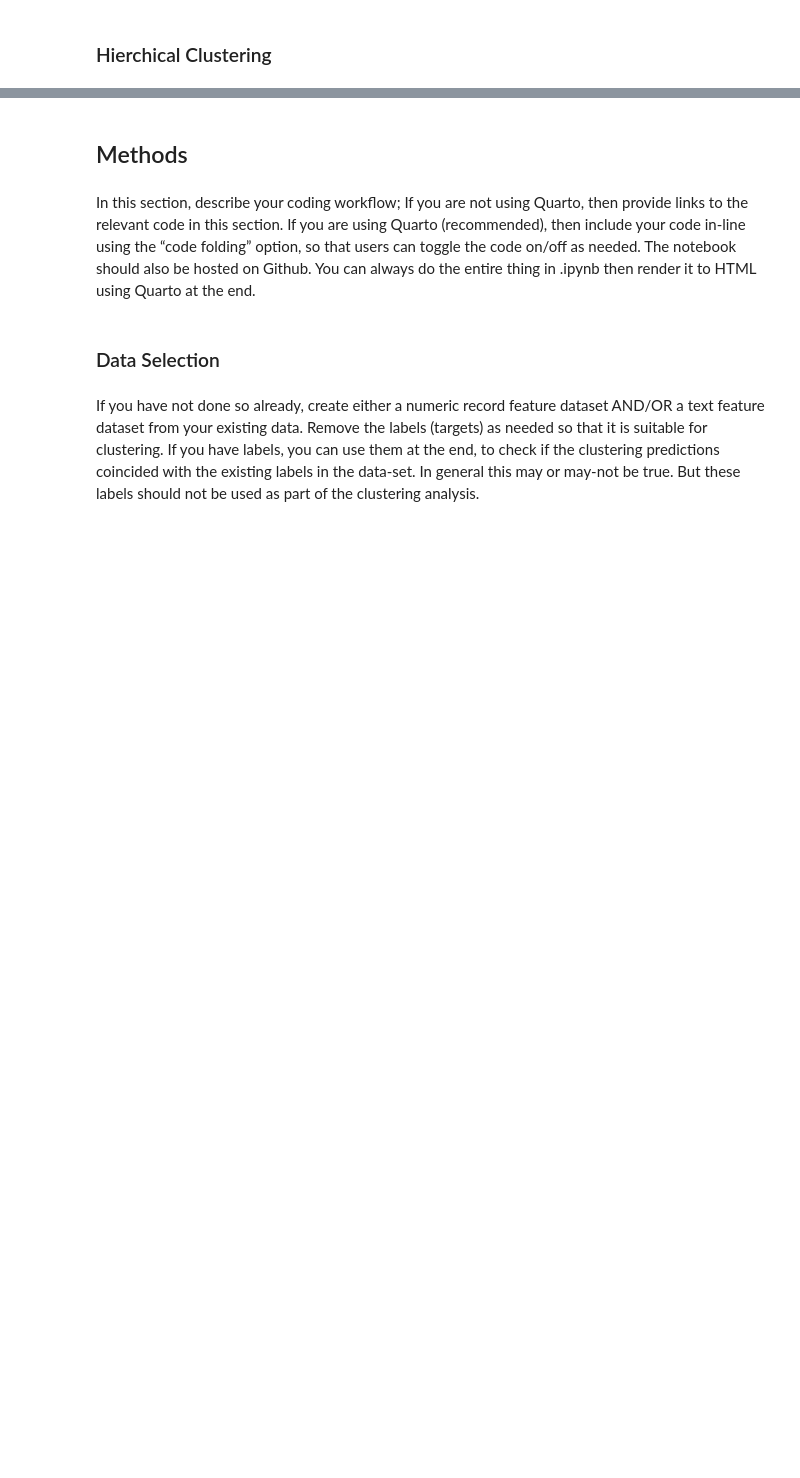
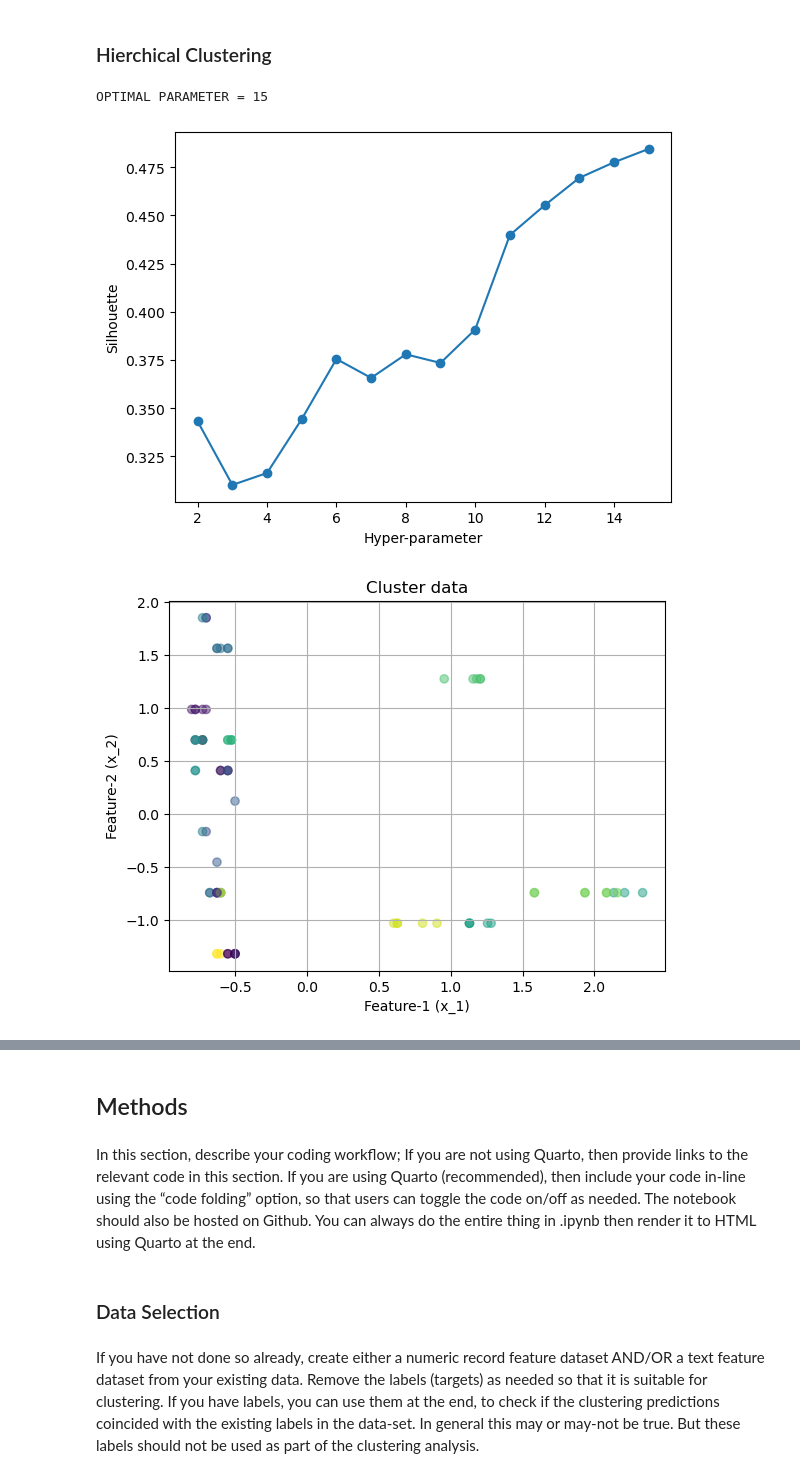
Before and after one commit to isfarbaset/dsan-portfolio, a Jupyter notebook: dsan-website/5000-website/clustering/clustering.ipynb, the cells around one changed output, grey strips where cells are left out. Saved outputs shown, nothing was run; the diff lists cells and outputs as text; code cells hidden in the pictures; blank space fills up the shorter version.

```diff
--- a/dsan-website/5000-website/clustering/clustering.ipynb
+++ b/dsan-website/5000-website/clustering/clustering.ipynb
@@ -13,0 +159,9 @@ Do this “in your own words”.
+# %%
+# Using a for loop to replace categorical values with cat codes
+cat_cols = ['class', 'drive', 'fuel_type', 'make', 'model', 'transmission']
+for col in cat_cols:
+    record_data[col] = record_data[col].astype('category')
+    record_data[col] = record_data[col].cat.codes
+
+# Display the altered DataFrame
+record_data.head()
@@ -18,2 +375,12 @@ Do this “in your own words”.
 # %% [markdown]
 ### Hierchical Clustering
+# %%
+# Perform Agglomerative Clustering
+
+# AGGLOMERATIVE CLUSTERING
+opt_labels=maximize_silhouette(X,algo="ag",nmax=15, i_plot=True)
+plot(X,opt_labels)
+# %% [output]
+OPTIMAL PARAMETER = 15
+[figure, added]
+[figure, added]
```
Also changed, not shown: parts of 24 cells of this notebook, 2 other files.
